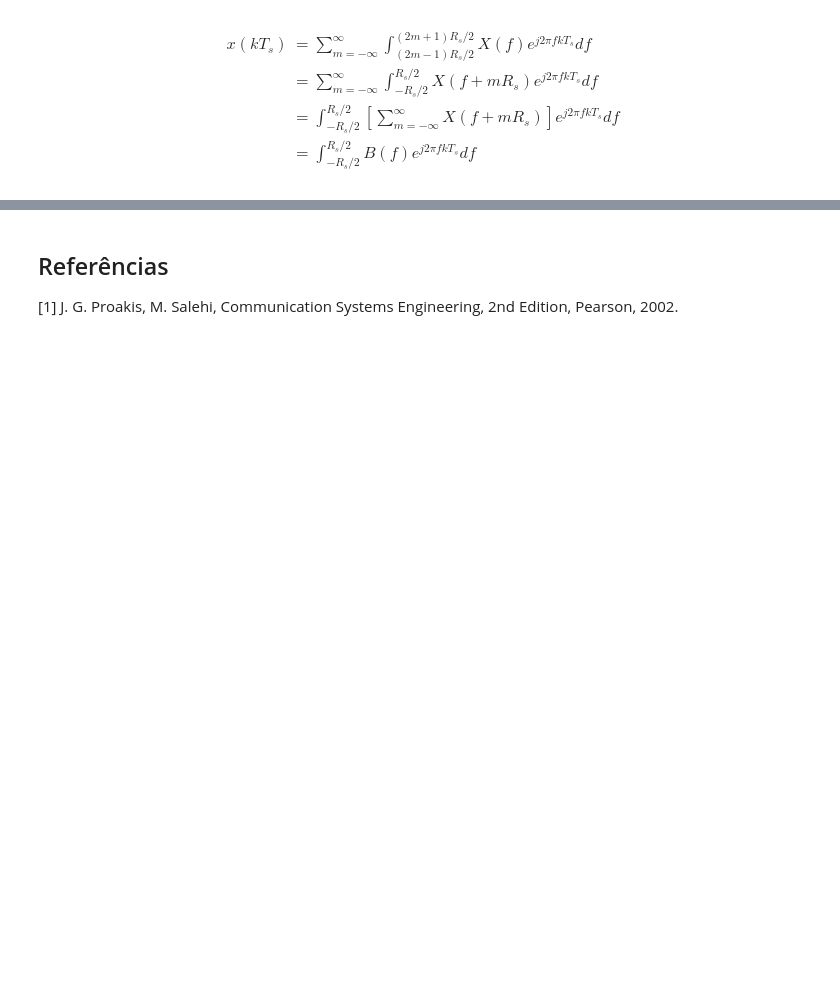
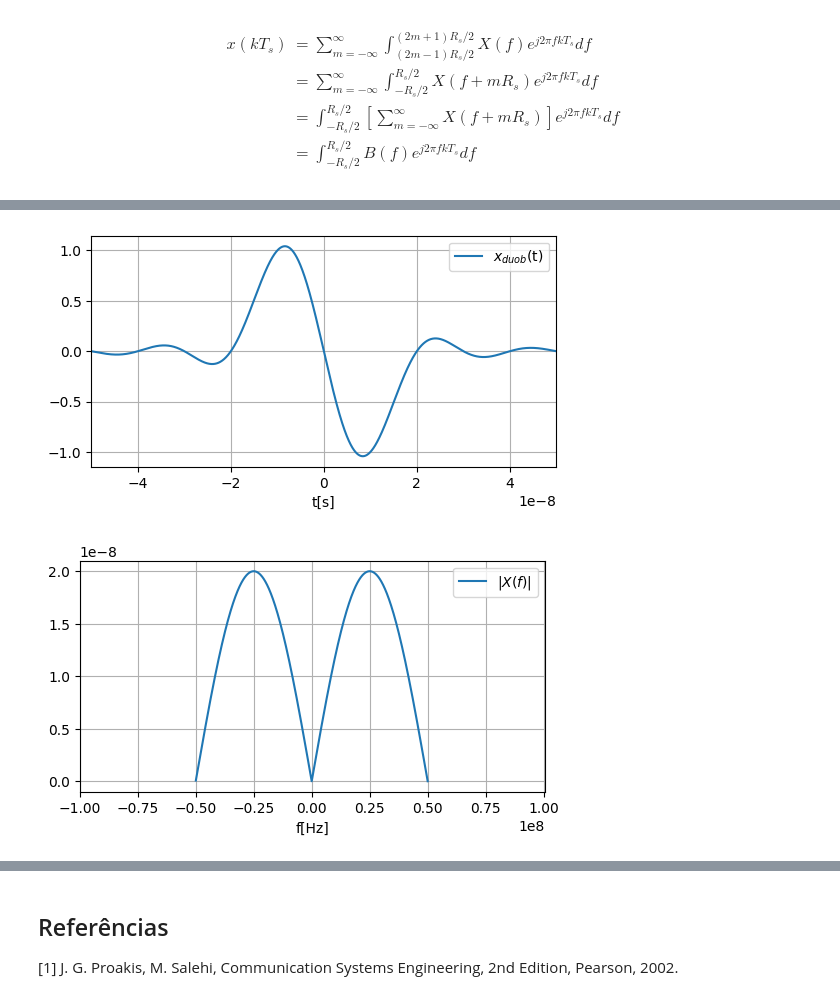
Before and after one commit to edsonportosilva/TDI, a Jupyter notebook: jupyter/4 - Transmissão digital em canais limitados em banda.ipynb, the cells around one changed output, grey strips where cells are left out. Cells and saved outputs as stored; diff of their text form; code cells hidden in the pictures; blank space fills up the shorter version.

```diff
--- a/jupyter/4 - Transmissão digital em canais limitados em banda.ipynb
+++ b/jupyter/4 - Transmissão digital em canais limitados em banda.ipynb
@@ -468,0 +577,13 @@ symplot(t, x, tinterval, '$x_{rc}$(t)', xlabel = 't[s]');
+# %%
+x = sp.sinc(2*B*π*(t+Ts))-sp.sinc(2*B*π*(t-Ts))
+
+X = sp.Piecewise((1/(2*B)*(sp.exp(1j*π*f/B) - sp.exp(-1j*π*f/B)), (-B<= f)&(f<= B)), (0, ( f > B )& (f< -B) ))
+
+tinterval = np.arange(-5, 5, 0.0001)*Ts
+symplot(t, x, tinterval, '$x_{duob}$(t)', xlabel = 't[s]');
+
+finterval = np.arange(-2, 2.01, 0.001)*B
+symplot(f, sp.Abs(X), finterval, '$|X(f)|$', xlabel = 'f[Hz]');
+# %% [output]
+[figure, added]
+[figure, added]
```
Also changed, not shown: parts of 16 cells of this notebook.
